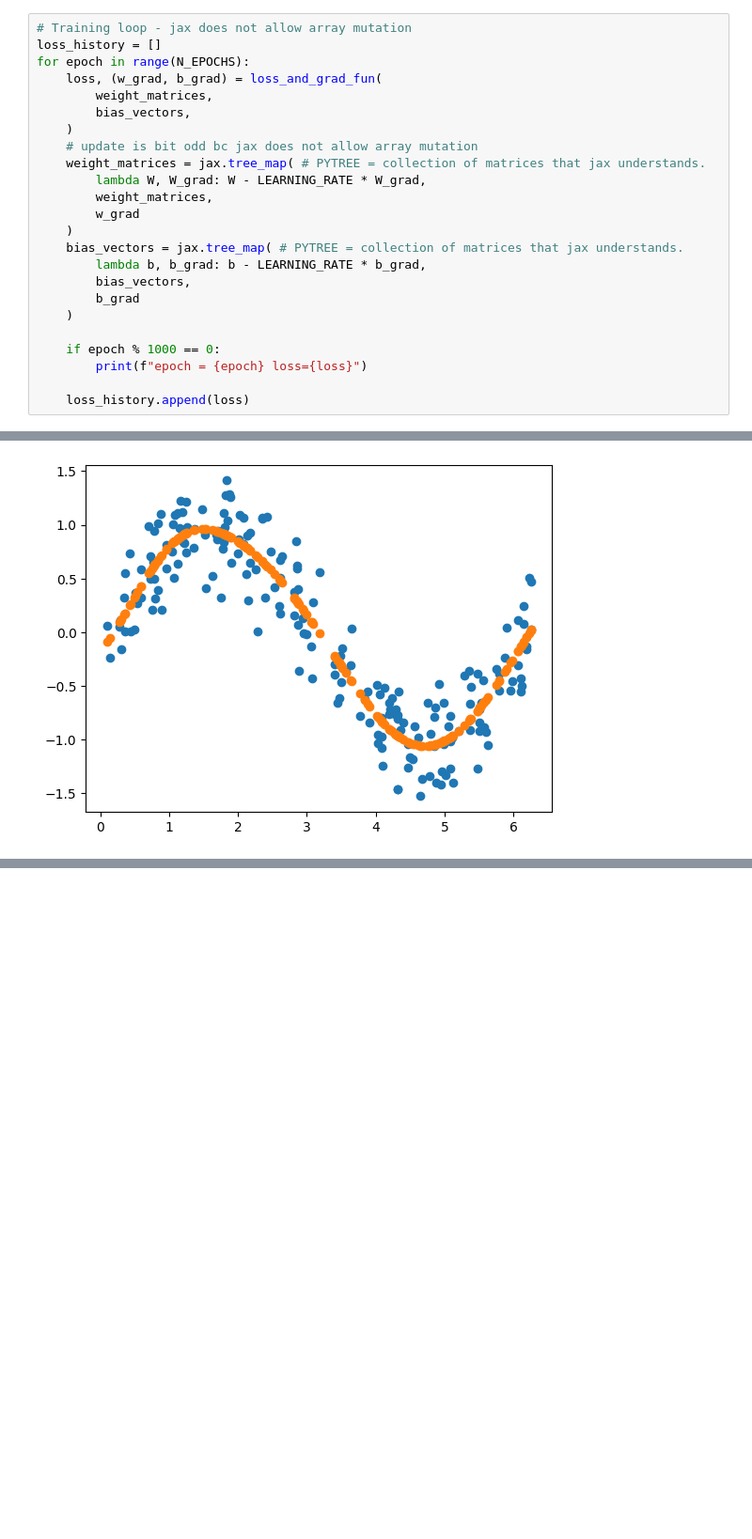
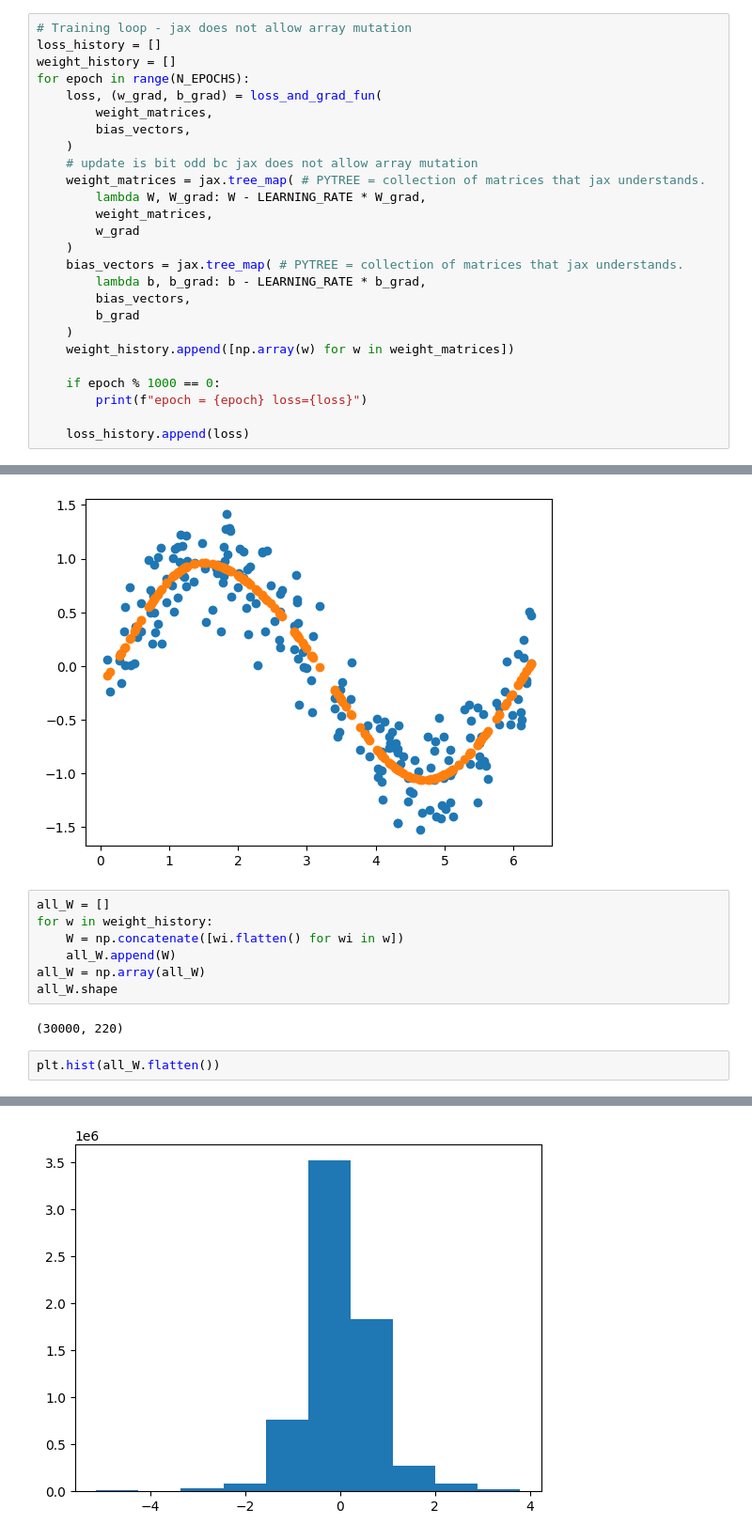
Before and after one commit to FergusCurrie/dl-from-scratch, a Jupyter notebook: jax_nn.ipynb, the cells around one changed output, grey strips where cells are left out. Shown: that part at 94% size. Cells and saved outputs as stored; diff of their text form; blank space fills up the shorter version.

Commit message:
graph weights

```diff
--- a/jax_nn.ipynb
+++ b/jax_nn.ipynb
@@ -113,6 +115,7 @@ loss_and_grad_fun = jax.jit(loss_and_grad_fun)
 # %%
 # Training loop - jax does not allow array mutation
 loss_history = []
+weight_history = []
 for epoch in range(N_EPOCHS):
     loss, (w_grad, b_grad) = loss_and_grad_fun(
         weight_matrices,
@@ -129,6 +132,7 @@ for epoch in range(N_EPOCHS):
         bias_vectors,
         b_grad
     )
+    weight_history.append([np.array(w) for w in weight_matrices])
 
     if epoch % 1000 == 0:
         print(f"epoch = {epoch} loss={loss}")
@@ -164,3 +168,15 @@ plt.scatter(x_samples, network_forward(x_samples, weight_matrices, bias_vectors,
 # %% [output]
 <matplotlib.collections.PathCollection at 0x...>
 [figure]
+# %%
+all_W = []
+for w in weight_history:
+    W = np.concatenate([wi.flatten() for wi in w])
+    all_W.append(W)
+all_W = np.array(all_W)
+all_W.shape
+# %% [output]
+(30000, 220)
+# %%
+plt.hist(all_W.flatten())
+# %% [output]
@@ -166,0 +190 @@ plt.scatter(x_samples, network_forward(x_samples, weight_matrices, bias_vectors,
+[figure, added]
```
Also changed, not shown: parts of 6 cells of this notebook.
